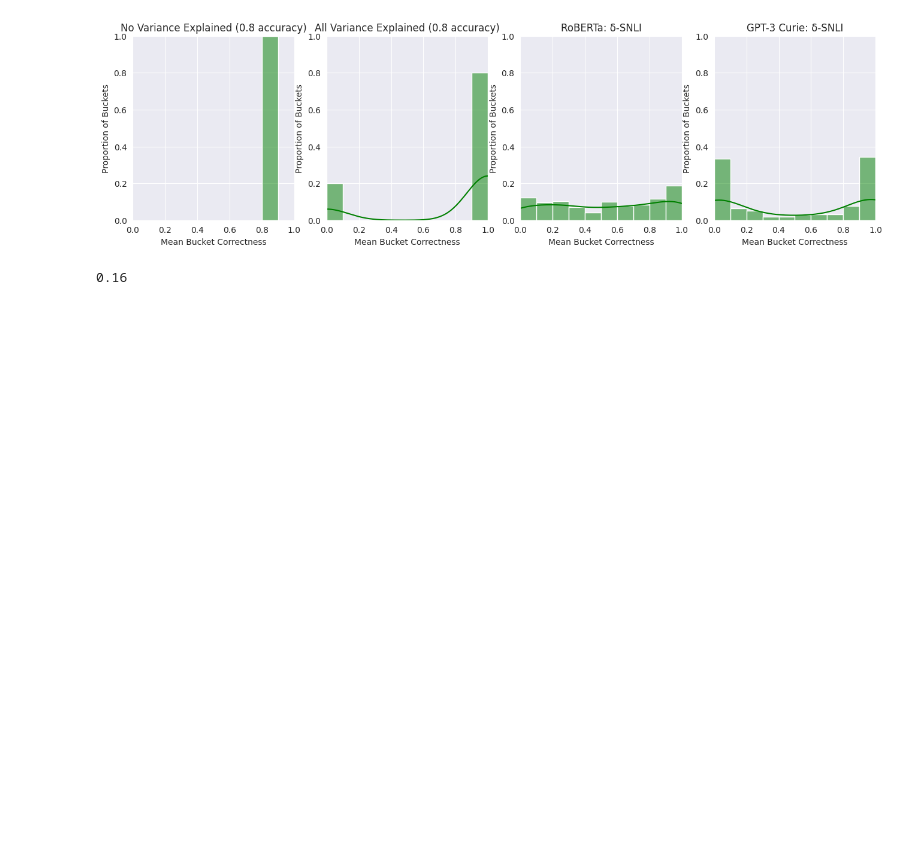
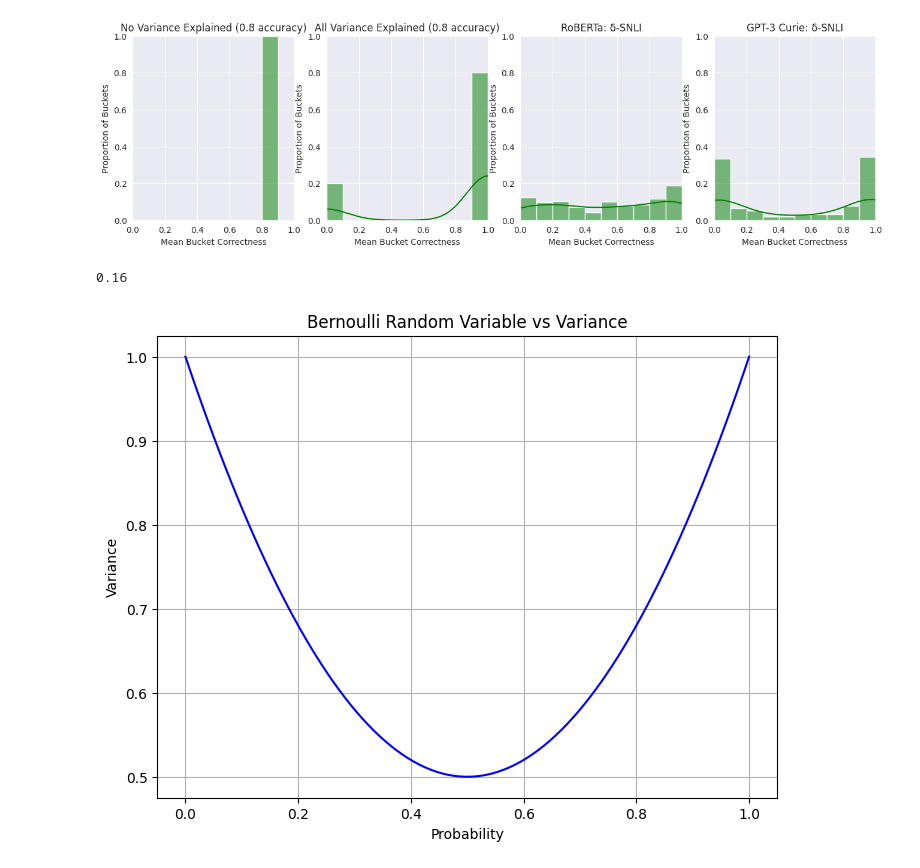
Before and after one commit to nehasrikn/paraphrase-nlu-internal, a Jupyter notebook: experiments/human_consistency/consistency_analysis.ipynb, the cells around one changed output. Cells and saved outputs as stored; diff of their text form; code cells hidden in the pictures; blank space fills up the shorter version.

```diff
--- a/experiments/human_consistency/consistency_analysis.ipynb
+++ b/experiments/human_consistency/consistency_analysis.ipynb
@@ -161,3 +188,23 @@ plt.show()
 np.var([1, 1, 1, 1, 0])
 # %% [output]
 0.16
+# %%
+import matplotlib.pyplot as plt
+import numpy as np
+
+# Define a range of probabilities for the Bernoulli distribution
+probabilities =
+
+# Calculate variance for each probability in the range
+variances =
+
+# Plotting
+plt.figure(figsize=(8, 6))
+plt.plot(np.linspace(0, 1, 100), 1 - (2 * (probabilities * (1 - probabilities))), color='blue')
+plt.title('Bernoulli Random Variable vs Variance')
+plt.xlabel('Probability')
+plt.ylabel('Variance')
+plt.grid(True)
+plt.show()
+# %% [output]
+[figure, added]
```
Also changed, not shown: parts of 2 cells of this notebook.
